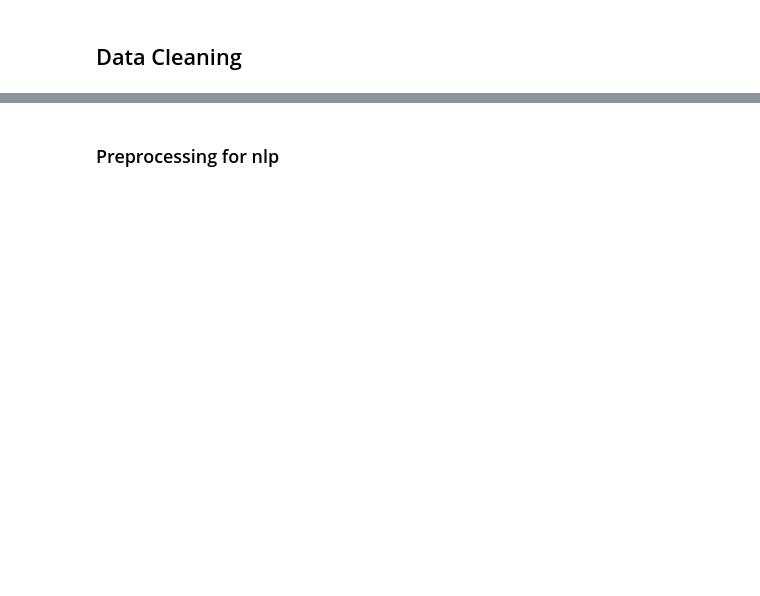
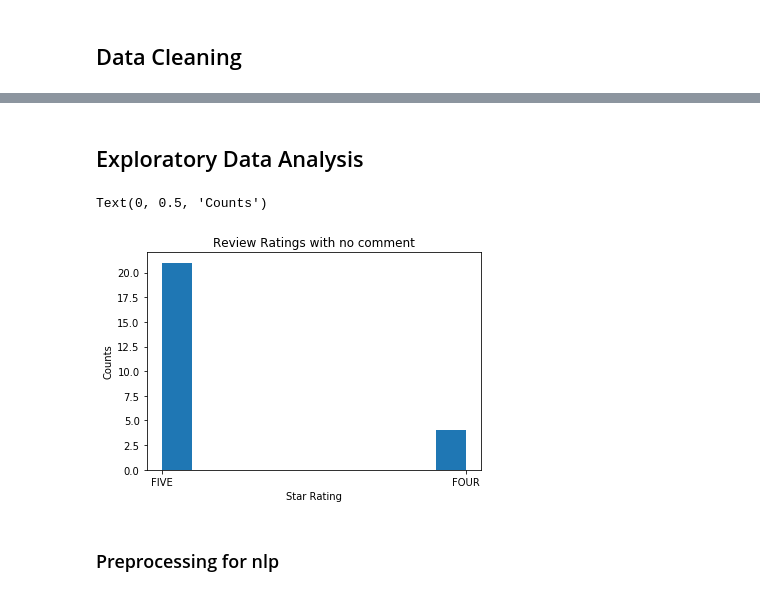
Before and after one commit to algakovic/element_coffee_review_analysis, a Jupyter notebook: transformers_sentiment_analysis.ipynb, the cells around one changed output, grey strips where cells are left out. Saved outputs shown, nothing was run; the diff lists cells and outputs as text; code cells hidden in the pictures; blank space fills up the shorter version.

```diff
--- a/transformers_sentiment_analysis.ipynb
+++ b/transformers_sentiment_analysis.ipynb
@@ -136,0 +121,2 @@ df
+# %%
+df.drop(columns=['index', 'Unnamed: 0'], inplace=True)
@@ -137,3 +132,18 @@ df
+# %% [markdown]
+## Exploratory Data Analysis
+# %%
+#Review Ratings with no comments:
+df_sub = df.where(df.comment.isnull())
+# %%
+df_sub.dropna(how='all', inplace=True)
+# %%
+plt.hist(df_sub.starRating)
+plt.title('Review Ratings with no comment')
+plt.xlabel('Star Rating')
+plt.ylabel('Counts')
+# %% [output]
+Text(0, 0.5, 'Counts')
+[figure, added]
 # %% [markdown]
 ### Preprocessing for nlp
 # %%
```
Also changed, not shown: parts of 17 cells of this notebook.
